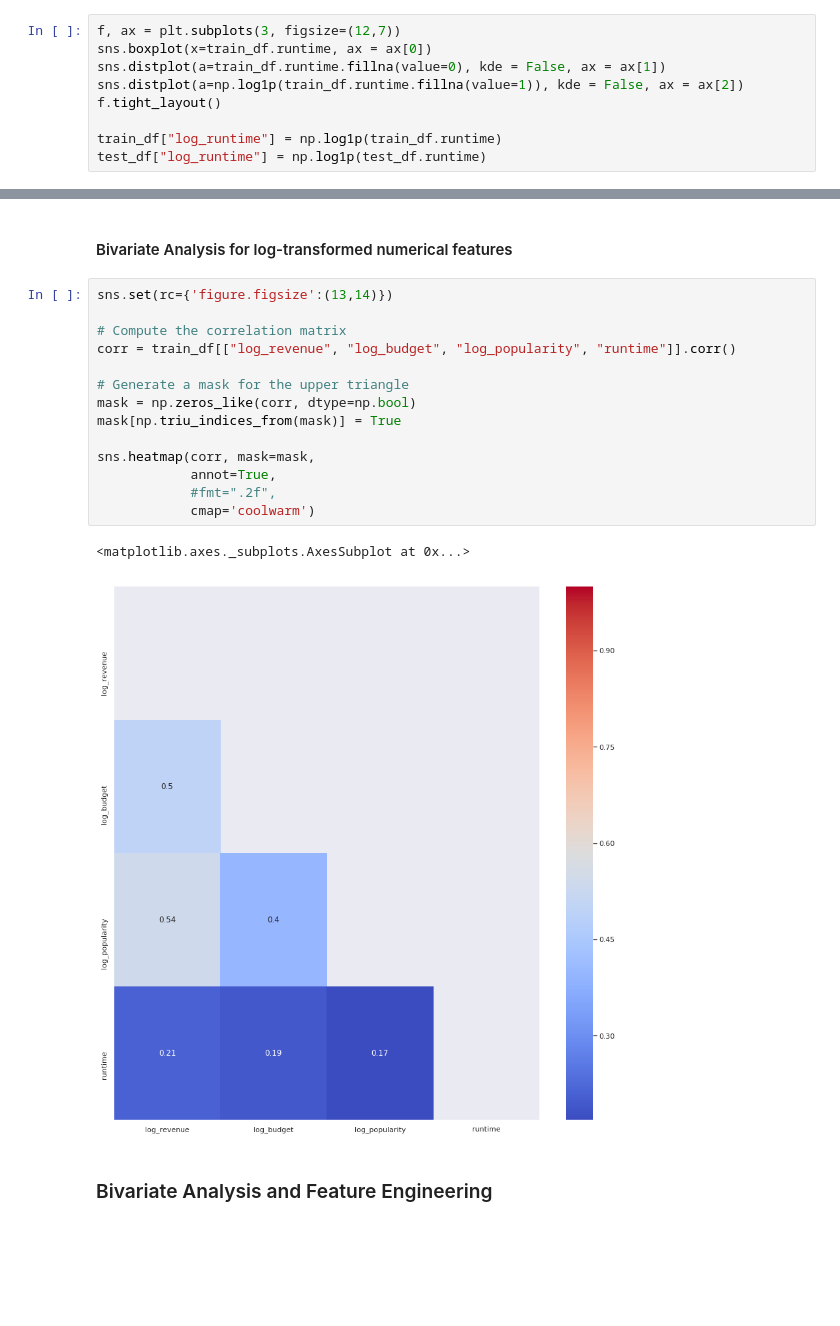
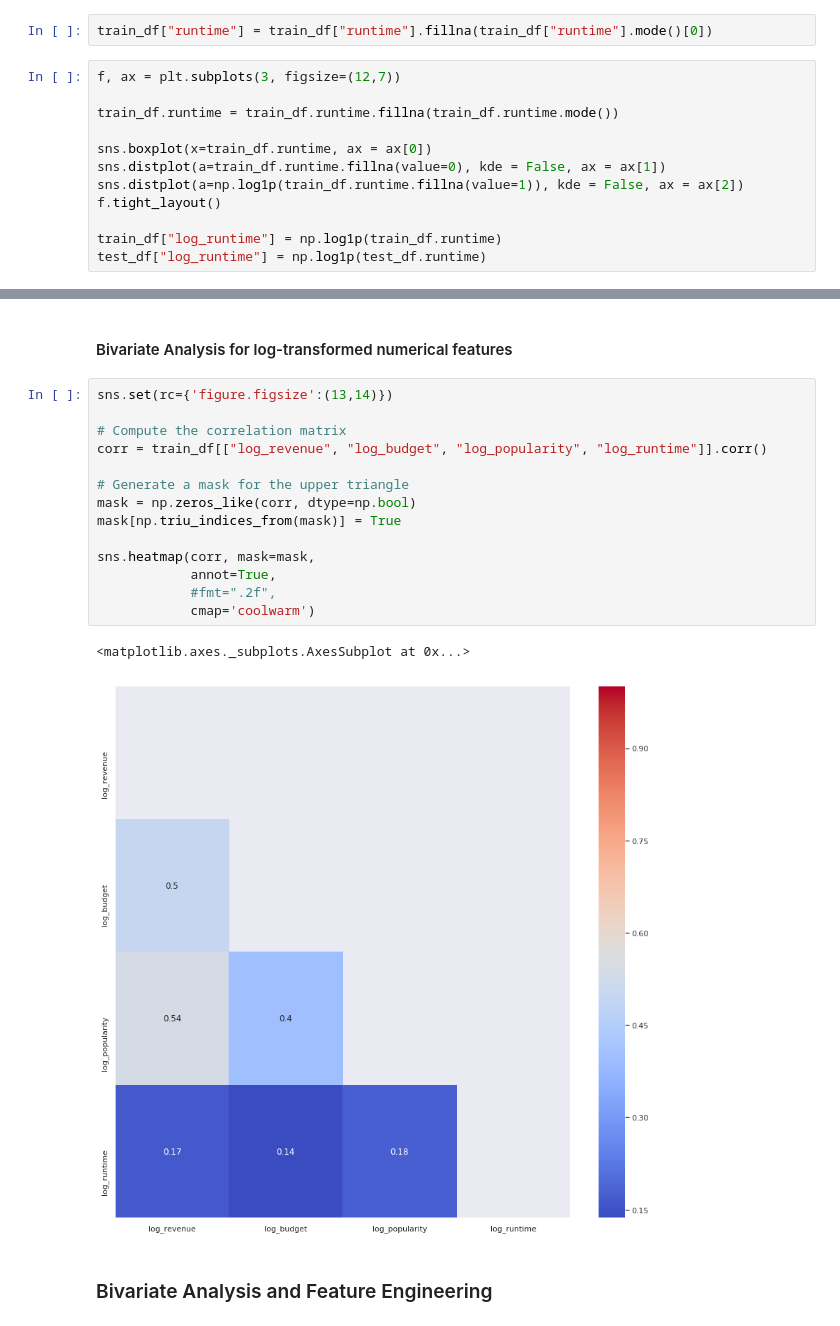
Before and after one commit to praxitelisk/TMDB-Box-Office-Prediction, a Jupyter notebook: TMDB Box Office Prediction EDA + ML.ipynb, the cells around one changed output, grey strips where cells are left out. Saved outputs shown, nothing was run; the diff lists cells and outputs as text; blank space fills up the shorter version.

```diff
--- a/TMDB Box Office Prediction EDA + ML.ipynb
+++ b/TMDB Box Office Prediction EDA + ML.ipynb
@@ -277,5 +279,10 @@ test_df["log_popularity"] = np.log1p(test_df.popularity)
+# %%
+train_df["runtime"] = train_df["runtime"].fillna(train_df["runtime"].mode()[0])
 # %%
 f, ax = plt.subplots(3, figsize=(12,7))
+
+train_df.runtime = train_df.runtime.fillna(train_df.runtime.mode())
+
 sns.boxplot(x=train_df.runtime, ax = ax[0])
 sns.distplot(a=train_df.runtime.fillna(value=0), kde = False, ax = ax[1])
 sns.distplot(a=np.log1p(train_df.runtime.fillna(value=1)), kde = False, ax = ax[2])
@@ -355,20 +362,20 @@ sns.heatmap(corr, mask=mask,
 # %%
 sns.set(rc={'figure.figsize':(13,14)})
 
 # Compute the correlation matrix
-corr = train_df[["log_revenue", "log_budget", "log_popularity", "runtime"]].corr()
+corr = train_df[["log_revenue", "log_budget", "log_popularity", "log_runtime"]].corr()
 
 # Generate a mask for the upper triangle
 mask = np.zeros_like(corr, dtype=np.bool)
 mask[np.triu_indices_from(mask)] = True
 
 sns.heatmap(corr, mask=mask,
             annot=True,
             #fmt=".2f",
             cmap='coolwarm')
 # %% [output]
 <matplotlib.axes._subplots.AxesSubplot at 0x...>
-[figure, old version]
+[figure, new version]
 # %% [markdown]
 ### Bivariate Analysis and Feature Engineering
 # %% [markdown]
```
Also changed, not shown: parts of 28 cells of this notebook.
